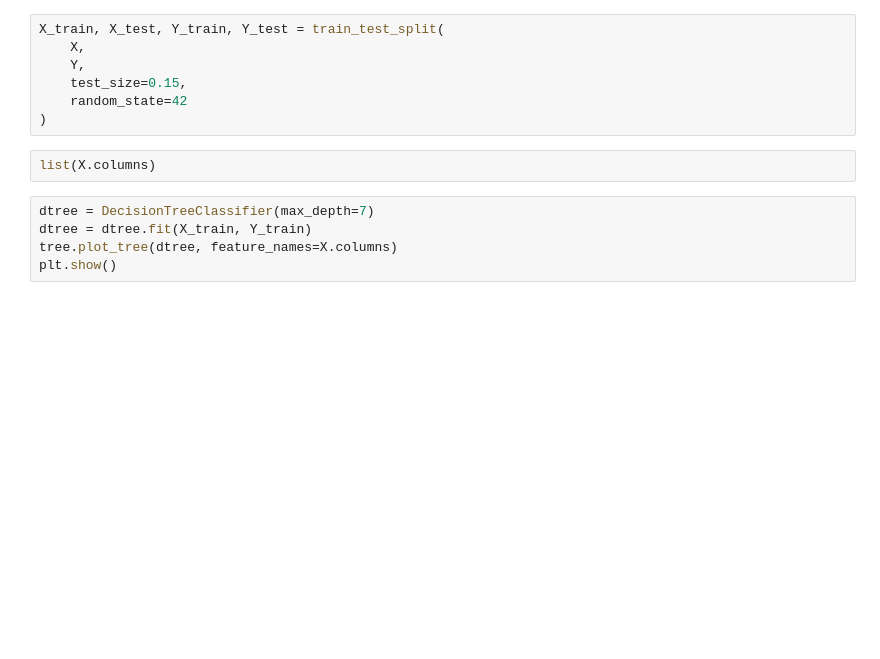
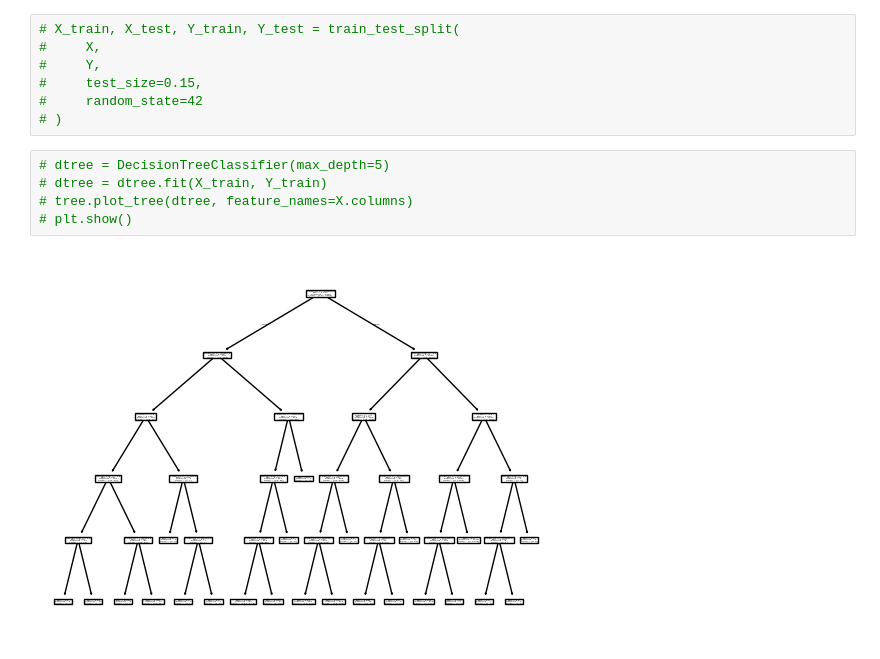
Before and after one commit to Alexanderdeweger/DEAI_portfolio, a Jupyter notebook: Week7/DA/ThijsClassification.ipynb, the cells around one changed output. Saved outputs shown, nothing was run; the diff lists cells and outputs as text; blank space fills up the shorter version.

```diff
--- a/Week7/DA/ThijsClassification.ipynb
+++ b/Week7/DA/ThijsClassification.ipynb
@@ -33,15 +99,15 @@ X
 # %%
-X_train, X_test, Y_train, Y_test = train_test_split(
-    X,
-    Y,
-    test_size=0.15,
-    random_state=42
-)
+# X_train, X_test, Y_train, Y_test = train_test_split(
+#     X,
+#     Y,
+#     test_size=0.15,
+#     random_state=42
+# )
-# %%
-list(X.columns)
 # %%
-dtree = DecisionTreeClassifier(max_depth=7)
-dtree = dtree.fit(X_train, Y_train)
-tree.plot_tree(dtree, feature_names=X.columns)
-plt.show()
+# dtree = DecisionTreeClassifier(max_depth=5)
+# dtree = dtree.fit(X_train, Y_train)
+# tree.plot_tree(dtree, feature_names=X.columns)
+# plt.show()
+# %% [output]
+[figure, added]
 # %%
```
Also changed, not shown: parts of 24 cells of this notebook, 3 other files.
